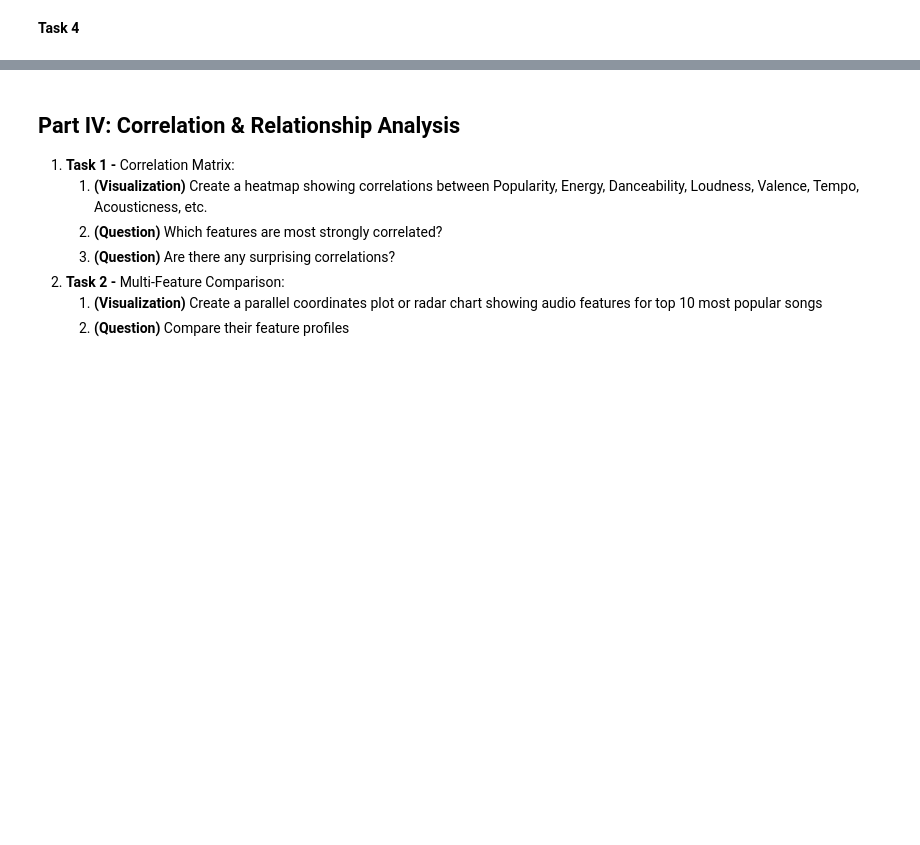
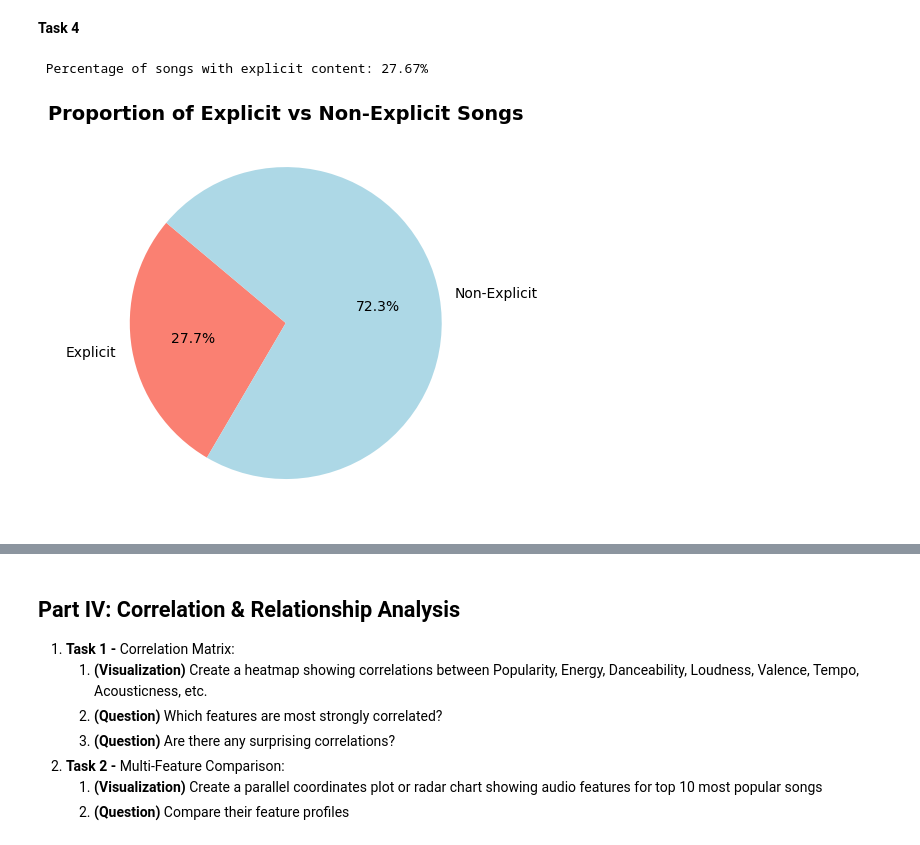
Before and after one commit to benzartimelek/Spotify_exploration, a Jupyter notebook: lab_draft.ipynb, the cells around one changed output, grey strips where cells are left out. Cells and saved outputs as stored; diff of their text form; code cells hidden in the pictures; blank space fills up the shorter version.

```diff
--- a/lab_draft.ipynb
+++ b/lab_draft.ipynb
@@ -432,2 +508,22 @@ if len(very_high) > 0:
 # %% [markdown]
 **Task 4**
+# %%
+# Calculate the percentage of songs with explicit content
+explicit_count = df['explicit'].sum()
+total_songs = len(df)
+explicit_percentage = (explicit_count / total_songs) * 100
+print(f"\n Percentage of songs with explicit content: {explicit_percentage:.2f}%")
+# %% [output]
+ Percentage of songs with explicit content: 27.67%
+# %%
+# Pie chart or bar chart comparing explicit vs non-explicit songs.
+labels = ['Explicit', 'Non-Explicit']
+sizes = [explicit_count, total_songs - explicit_count]
+colors = ['salmon', 'lightblue']
+plt.figure(figsize=(5, 5))
+plt.pie(sizes, labels=labels, colors=colors, autopct='%1.1f%%', startangle=140)
+plt.title('Proportion of Explicit vs Non-Explicit Songs', fontsize=14, fontweight='bold')
+plt.tight_layout()
+plt.show()
+# %% [output]
+[figure, added]
```
Also changed, not shown: parts of 17 cells of this notebook.
